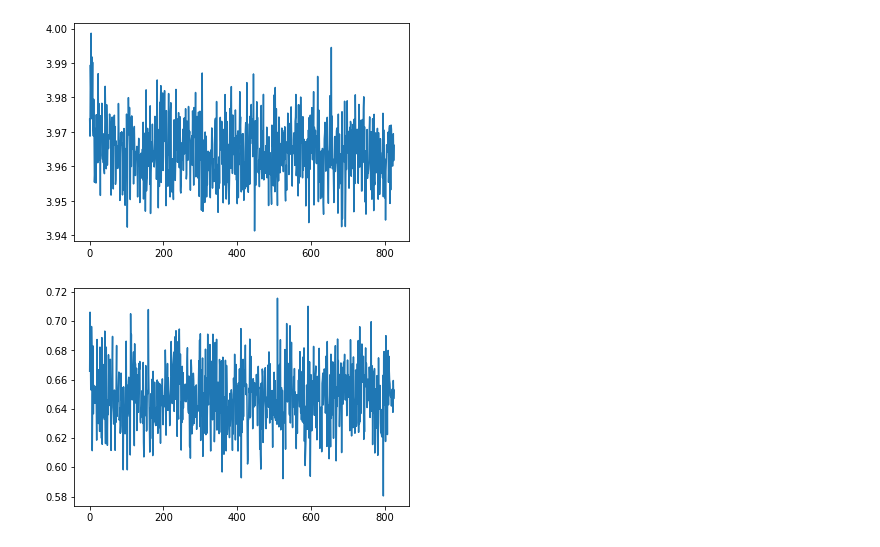
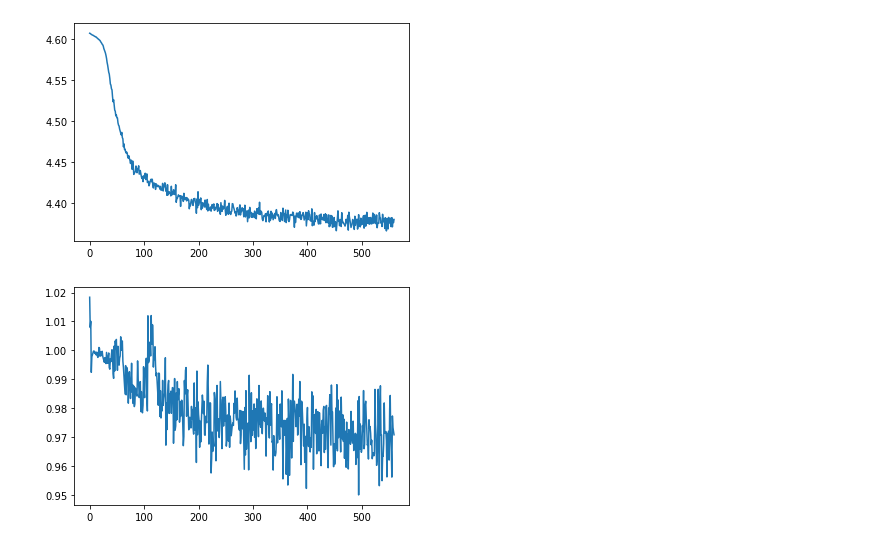
Before and after one commit to iejMac/TTTArena, a Jupyter notebook: mcts/supervised_train.ipynb, the cells around one changed output. Saved outputs shown, nothing was run; the diff lists cells and outputs as text; code cells hidden in the pictures.

```diff
--- a/mcts/supervised_train.ipynb
+++ b/mcts/supervised_train.ipynb
@@ -154,5 +154,5 @@ def train_on_swapped_value(model_name, model_opt_state, lr, weight_decay, epochs
         plt.plot(train_value_losses)
         plt.show()
 # %%
-train_model("trained_model_4", "trained_opt_state_4", 3e-4, 1e-4, 1, 1500, 354, 478, 5, 0)
+train_model(None, None, 3e-4, 1e-4, 1, 1500, 0, 84, 0, 0)
 # %% [output]
@@ -161,4 +160,4 @@ Epoch #0 train policy loss: 3.964436663633728 | train value loss: 0.648670847926
 Saving brain...
-[figure, old version]
+[figure, new version]
-[figure, old version]
+[figure, new version]
 # %%
```
Also changed, not shown: parts of 2 cells of this notebook, 5 other files.
